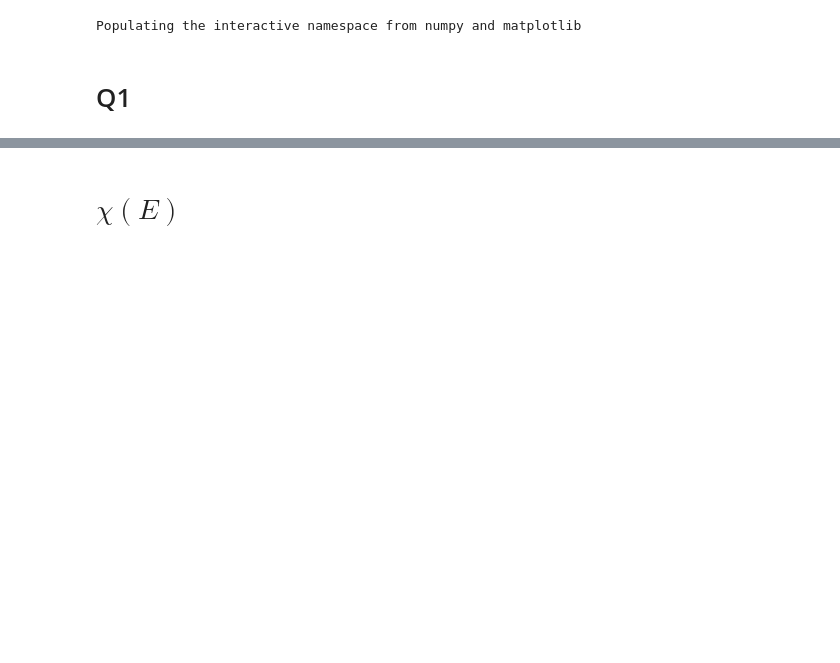
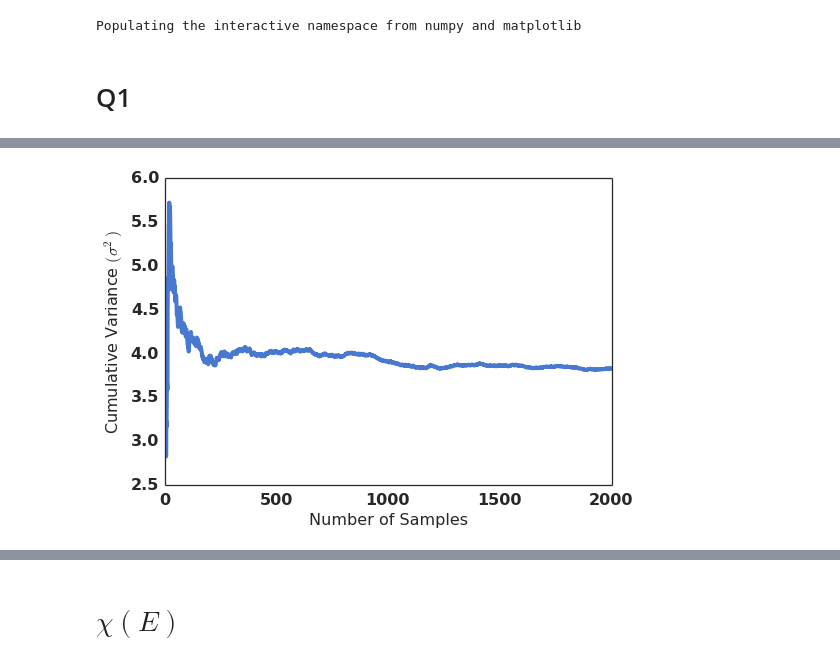
Before and after one commit to jasonmhite/NE770-Reports, a Jupyter notebook: hw1/hw1.ipynb, the cells around one changed output, grey strips where cells are left out. Saved outputs shown, nothing was run; the diff lists cells and outputs as text; code cells hidden in the pictures; blank space fills up the shorter version.

```diff
--- a/hw1/hw1.ipynb
+++ b/hw1/hw1.ipynb
@@ -40 +50,9 @@ plot(pd.expanding_var(intsampler.X));
+# %%
+figure()
+plot(pd.expanding_var(intsampler.X))
+xlabel('Number of Samples', fontsize=fsize)
+ylabel('Cumulative Variance $(\sigma^2)$', fontsize=fsize)
+show()
+# %% [output]
+[figure, added]
 # %%
```
Also changed, not shown: parts of 11 cells of this notebook, 5 other files.
